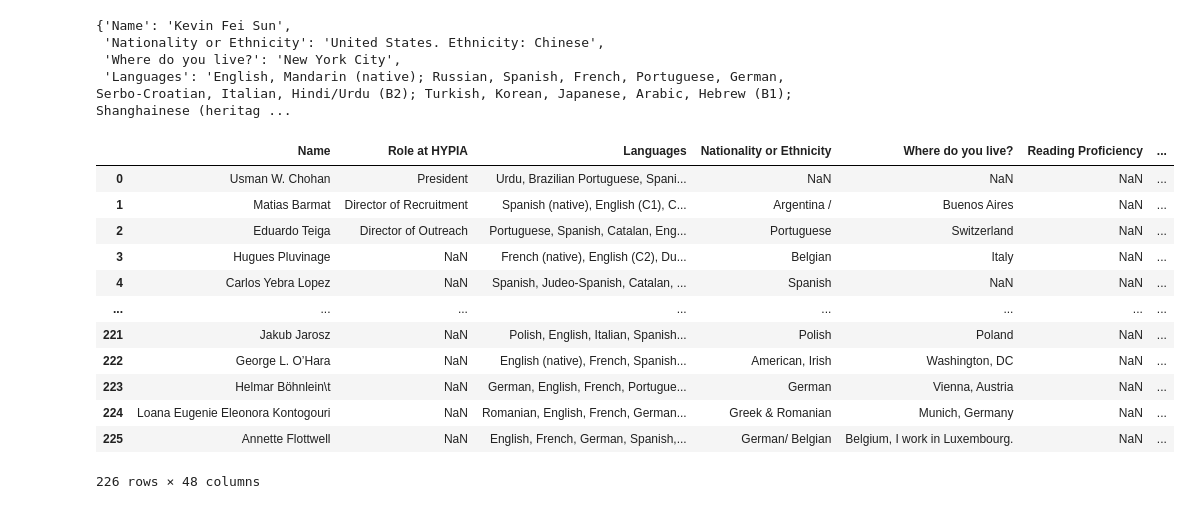
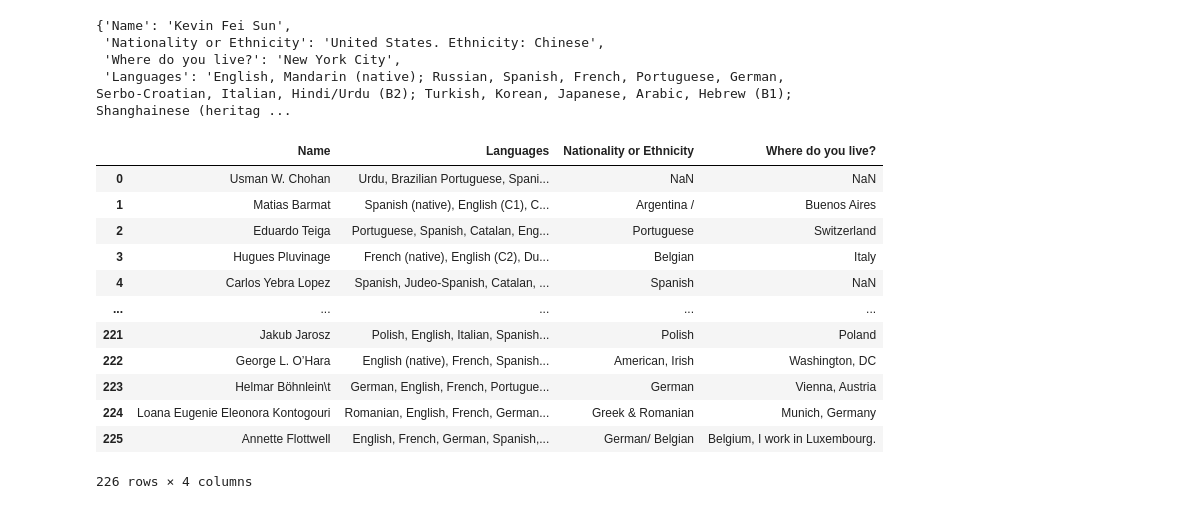
Before and after one commit to kebuhcah/experiments, a Jupyter notebook: hypia_langs.ipynb, the cells around one changed output. Cells and saved outputs as stored; diff of their text form; code cells hidden in the pictures.

Commit message:
semi-cleaned (all language fields collapsed)

```diff
--- a/hypia_langs.ipynb
+++ b/hypia_langs.ipynb
@@ -39,12 +39,33 @@ keyFixes = {
     'Where do you live': 'Where do you live?',
     'Nationality': 'Nationality or Ethnicity',
     'Ethnicity': 'Nationality or Ethnicity',
+    'Natuionality or Ethnicity': 'Nationality or Ethnicity',
     'Name and Title': 'Name',
     'Where do you live ?': 'Where do you live?',
     'Currently living in': 'Where do you live?'
 }
 
-ignoreKeys = ['*Alternatively', 'Rare language', 'Representative of rare language', 'Language Family']
+ignoreKeys = ['*Alternatively', 'Rare language', 'Representative of rare language', 'Language Family', '(Her Youtube channel']
+
+
+#derived from uncleaned data using this code
+#     colCounts = rawData.count().sort_values(ascending=False)
+#     colCounts[colCounts<100].index
+languageKeys = ['Conversational', 'Role at HYPIA', 'Mother Tongue', 'Fluent (C level)',
+       'Learning', 'Fluent', 'Conversant', 'Old languages', 'Basic', 'Read',
+       'Currently studying (basic level)', 'Basic (mainly written)', 'Reading',
+       'Also a speaker of', 'Rare Language', 'Medial (B level)',
+       'Some phrases', 'Family Language', 'Beginner in', 'Currently learning',
+       '[Fluent]', 'Baza (A level)', 'Level A to B',
+       'In a lesser degree but with a good basic knowledge anyway',
+       'Colloquial ability', 'Reading Proficiency',
+       'Upper-Intermediate (B2 level)', 'Lower-Intermediate (B1 level)',
+       'Basic (A2 level)', 'Beginner (A1 level)', 'Broadcast ability',
+       'Interview ability', 'Basic ability', 'Beginner',
+       'Languages (In order of Fluency)', '• Native Languages',
+       'English (nor Italian)', 'languages above',
+       '• Languages of antiquity that I can write/read', 'Native Language',
+       'Fluent Languages', '[Conversant]']
 
 def processDescription(sd):
     output = {}
@@ -57,7 +78,12 @@ def processDescription(sd):
             key = key.strip()
             if key in keyFixes: key = keyFixes[key]
             if key in ignoreKeys:
-                output[_key] = output[_key] + ': '.join(value)
+                continue
+            elif key in languageKeys:
+                if not 'Languages' in output:
+                    output['Languages'] = ': '.join(value)
+                else:
+                    output['Languages'] = output['Languages'] + ', ' + ': '.join(value)
             else:
                 output[key] = ': '.join(value)
                 _key = key
@@ -72,19 +98,19 @@ processDescription(sample)
  'Where do you live?': 'New York City',
  'Languages': 'English, Mandarin (native); Russian, Spanish, French, Portuguese, German, Serbo-Croatian, Italian, Hindi/Urdu (B2); Turkish, Korean, Japanese, Arabic, Hebrew (B1); Shanghainese (heritag ...
 # %%
-rawData = DataFrame([processDescription(sd) for sd in shortDescs])
-rawData
+semiCleanData = DataFrame([processDescription(sd) for sd in shortDescs])
+semiCleanData
 # %% [output]
-|  | Name | Role at HYPIA | Languages | Nationality or Ethnicity | Where do you live? | Reading Proficiency | ... |
-| 0 | Usman W. Chohan | President | Urdu, Brazilian Portuguese, Spani... | NaN | NaN | NaN | ... |
-| 1 | Matias Barmat | Director of Recruitment | Spanish (native), English (C1), C... | Argentina / | Buenos Aires | NaN | ... |
-| 2 | Eduardo Teiga | Director of Outreach | Portuguese, Spanish, Catalan, Eng... | Portuguese | Switzerland | NaN | ... |
-| 3 | Hugues Pluvinage | NaN | French (native), English (C2), Du... | Belgian | Italy | NaN | ... |
-| 4 | Carlos Yebra Lopez | NaN | Spanish, Judeo-Spanish, Catalan, ... | Spanish | NaN | NaN | ... |
-| ... | ... | ... | ... | ... | ... | ... | ... |
-| 221 | Jakub Jarosz | NaN | Polish, English, Italian, Spanish... | Polish | Poland | NaN | ... |
-| 222 | George L. O’Hara | NaN | English (native), French, Spanish... | American, Irish | Washington, DC | NaN | ... |
-| 223 | Helmar Böhnlein\t | NaN | German, English, French, Portugue... | German | Vienna, Austria | NaN | ... |
-| 224 | Loana Eugenie Eleonora Kontogouri | NaN | Romanian, English, French, German... | Greek & Romanian | Munich, Germany | NaN | ... |
-| 225 | Annette Flottwell | NaN | English, French, German, Spanish,... | German/ Belgian | Belgium, I work in Luxembourg. | NaN | ... |
+|  | Name | Languages | Nationality or Ethnicity | Where do you live? |
+| 0 | Usman W. Chohan | Urdu, Brazilian Portuguese, Spani... | NaN | NaN |
+| 1 | Matias Barmat | Spanish (native), English (C1), C... | Argentina / | Buenos Aires |
+| 2 | Eduardo Teiga | Portuguese, Spanish, Catalan, Eng... | Portuguese | Switzerland |
+| 3 | Hugues Pluvinage | French (native), English (C2), Du... | Belgian | Italy |
+| 4 | Carlos Yebra Lopez | Spanish, Judeo-Spanish, Catalan, ... | Spanish | NaN |
+| ... | ... | ... | ... | ... |
+| 221 | Jakub Jarosz | Polish, English, Italian, Spanish... | Polish | Poland |
+| 222 | George L. O’Hara | English (native), French, Spanish... | American, Irish | Washington, DC |
+| 223 | Helmar Böhnlein\t | German, English, French, Portugue... | German | Vienna, Austria |
+| 224 | Loana Eugenie Eleonora Kontogouri | Romanian, English, French, German... | Greek & Romanian | Munich, Germany |
+| 225 | Annette Flottwell | English, French, German, Spanish,... | German/ Belgian | Belgium, I work in Luxembourg. |
-226 rows × 48 columns
+226 rows × 4 columns
```
Also changed, not shown: parts of 2 cells of this notebook.
